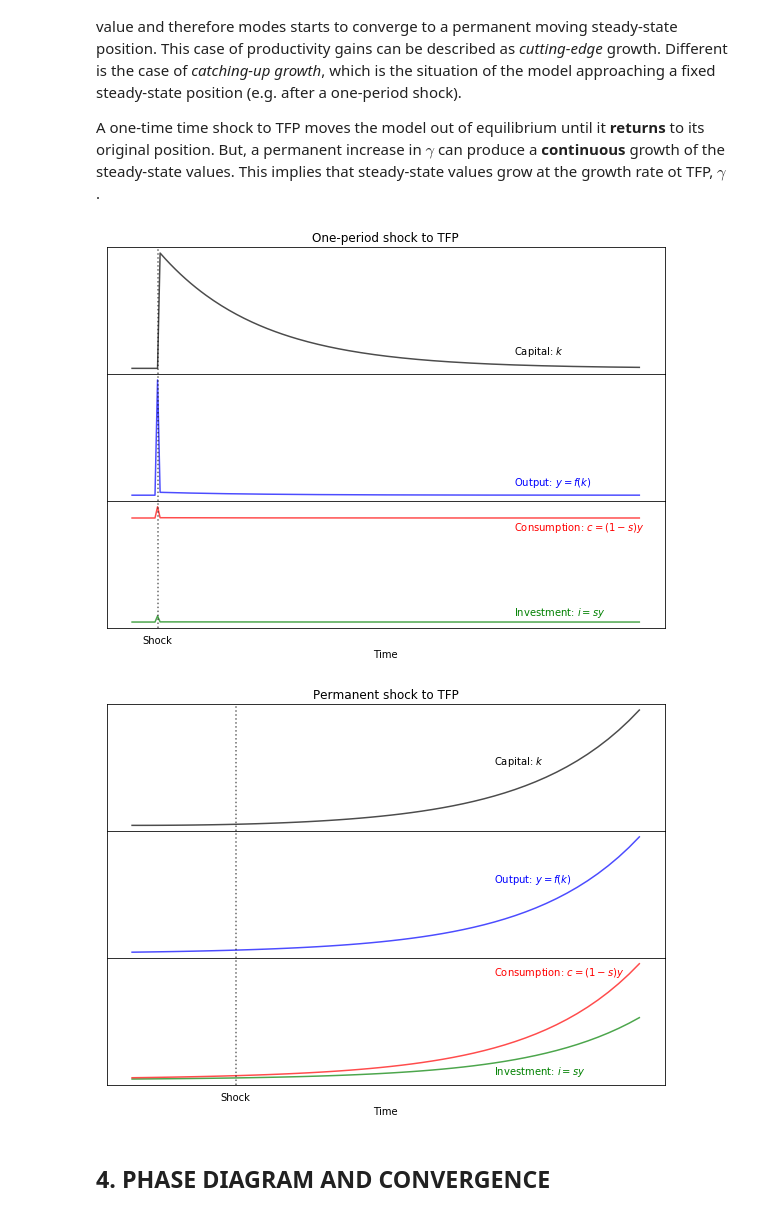
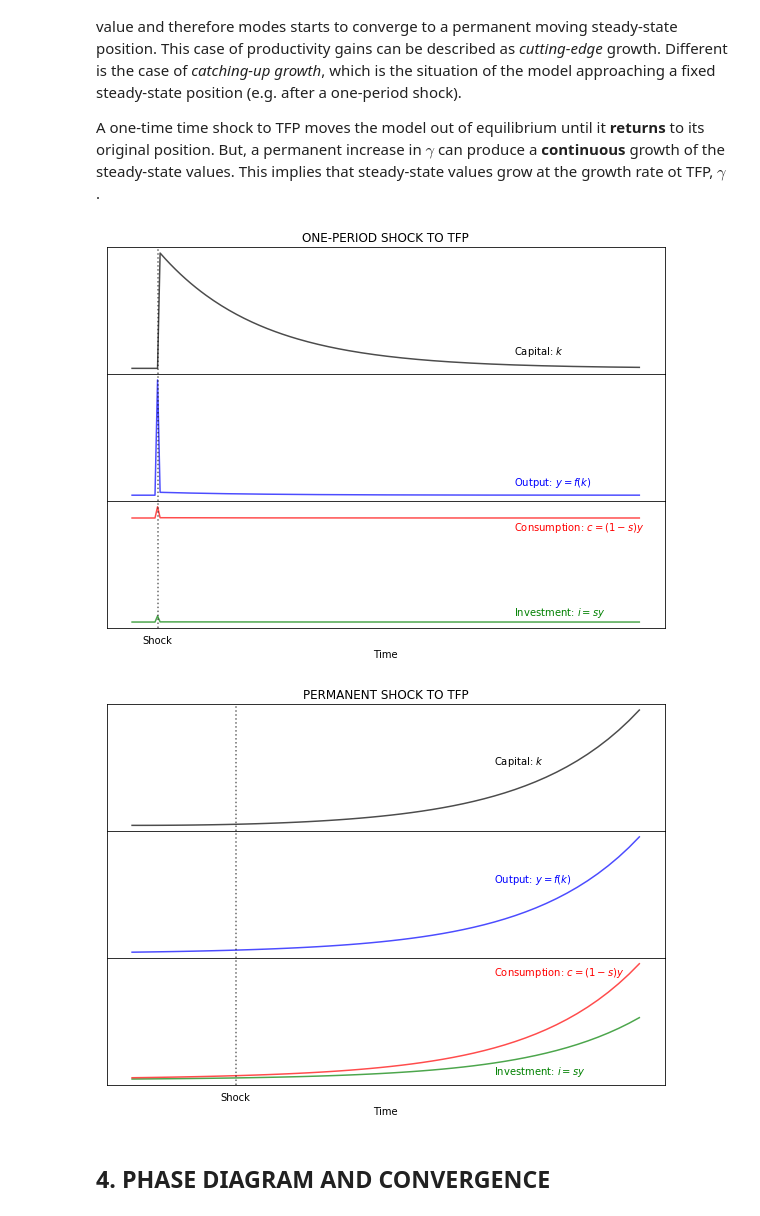
Before and after one commit to ncachanosky/Macro-with-Python, a Jupyter notebook: Solow Model.ipynb, the cells around one changed output. Drawn from its saved outputs; the diff is of its cells as text; code cells hidden in the pictures.

```diff
--- a/Solow Model.ipynb
+++ b/Solow Model.ipynb
@@ -675,12 +617,14 @@ import numpy as np               # Package for scientific computing with Python
 import matplotlib.pyplot as plt  # Matplotlib is a 2D plotting library
 
 "2|DEFINE PARAMETERS AND ARRAYS|"
+# Parameters
 K_size = 101                     # Model domain
 A = 1                            # Total Factor Productivity
 alpha = 0.50                     # Output elasticity of capital
 delta = 0.03                     # Depreciation rate
 s = 0.35                         # Savings rate
 n = 0.02                         # Population growth rate
+# Arrays
 k = np.arange(K_size)            # Create array of k
 y = np.zeros(K_size)             # Create array of y
 d = np.zeros(K_size)             # Create array of d
@@ -725,7 +669,6 @@ TFP = np.empty(T)       # Create array of TFP including shock
 TFP[0:T] = A
 TFP[t_shock] = A*(1+g)
 
-
 for j in range(1, T):
     k[j] = k[j-1] + i[j-1] - (n + delta)*k[j-1]
     y[j] = TFP[j]*k[j]**alpha
@@ -738,7 +681,7 @@ ticks[t_shock] = 'Shock'                        # Create label "shock"
 
 fig, (ax1, ax2, ax3) = plt.subplots(3, 1, sharex=True, figsize=(10, 7))
 fig.subplots_adjust(hspace=0)                   # Plots be next to each other
-ax1.set(title="One-period shock to TFP")
+ax1.set(title="ONE-PERIOD SHOCK TO TFP")
 ax1.plot(time, k, "k-", alpha = 0.7)
 ax1.axvline(x = t_shock, color="k", ls = ':', alpha = 0.6)
 ax1.yaxis.set_major_locator(plt.NullLocator())  # Hide ticks
@@ -755,7 +698,7 @@ ax3.axvline(x = t_shock, color="k", ls = ':', alpha = 0.6)
 ax3.yaxis.set_major_locator(plt.NullLocator())  # Hide ticks
 ax3.xaxis.set_major_locator(plt.NullLocator())  # Hide ticks
 ax3.text(150, 4.3, 'Consumption: '+r'$c = (1-s)y$', color = "r")
-ax3.text(150, 2.6, 'Investment: '+r'$i = sy$', color = "g")
+ax3.text(150, 2.6, 'Investment: '+r'$i = sy$'     , color = "g")
 plt.xticks(time, ticks)                         # Use user-defined ticks
 plt.xlabel('Time')
 plt.tick_params(axis='both', which='both', bottom=False, top=False,
@@ -775,46 +718,45 @@ k[0] = k_star1          # Set initial value of k
 i[0] = i_star1          # Set initial value of i
 c[0] = c_star1          # Set initial value of c
 
-TFP = np.empty(T)       # Create array of TFP including shock
+TFP = np.zeros(T)       # Create array of TFP including shock
 TFP[0:T] = A
-
 
 for j in range(1, T):
     TFP[j] = TFP[j-1]*(1+g)
     k[j] = k[j-1] + i[j-1] - (n + delta)*k[j-1]
     y[j] = TFP[j]*k[j]**alpha
     i[j] = s*y[j]
     c[j] = y[j] - i[j]
 
 ### Plot effect on variables
 fig, (ax1, ax2, ax3) = plt.subplots(3, 1, sharex=True, figsize=(10, 7))
 fig.subplots_adjust(hspace=0)                    # Plots be next to each other
-ax1.set(title="Permanent shock to TFP")
+ax1.set(title="PERMANENT SHOCK TO TFP")
 ax1.plot(time, k, "k-", alpha = 0.7)
 ax1.axvline(x = t_shock, color="k", ls = ':', alpha = 0.6)
 ax1.yaxis.set_major_locator(plt.NullLocator())   # Hide ticks
 ax1.text(35, 400, 'Capital: '+r'$k$')
 
 ax2.plot(time, y, "b-", alpha = 0.7)
 ax2.axvline(x = t_shock, color="k", ls = ':', alpha = 0.6)
 ax2.yaxis.set_major_locator(plt.NullLocator())   # Hide ticks
 ax2.text(35, 180, 'Output: '+ r'$y=f(k)$', color = "b")
 
 ax3.plot(time, i, "g-", alpha = 0.7)
 ax3.plot(time, c, "r-", alpha = 0.7)
 ax3.axvline(x = t_shock, color="k", ls = ':', alpha = 0.6)
 ax3.yaxis.set_major_locator(plt.NullLocator())   # Hide ticks
 ax3.xaxis.set_major_locator(plt.NullLocator())   # Hide ticks
 ax3.text(35, 170, 'Consumption: '+r'$c = (1-s)y$', color = "r")
-ax3.text(35, 10 , 'Investment: '+r'$i = sy$', color = "g")
+ax3.text(35, 10 , 'Investment: '+r'$i = sy$'     , color = "g")
 plt.xticks(time, ticks)                          # Use user-defined ticks
 plt.xlabel('Time')
 plt.tick_params(axis='both', which='both', bottom=False, top=False,
                 labelbottom=True, left=False, right=False, labelleft=True)
                                                 # Hide tick marks
 # %% [output]
-[figure, old version]
+[figure, new version]
-[figure, old version]
+[figure, new version]
 # %% [markdown]
 ## 4. PHASE DIAGRAM AND CONVERGENCE
 # %% [markdown]
```
Also changed, not shown: parts of 9 cells of this notebook, 5 other files.
